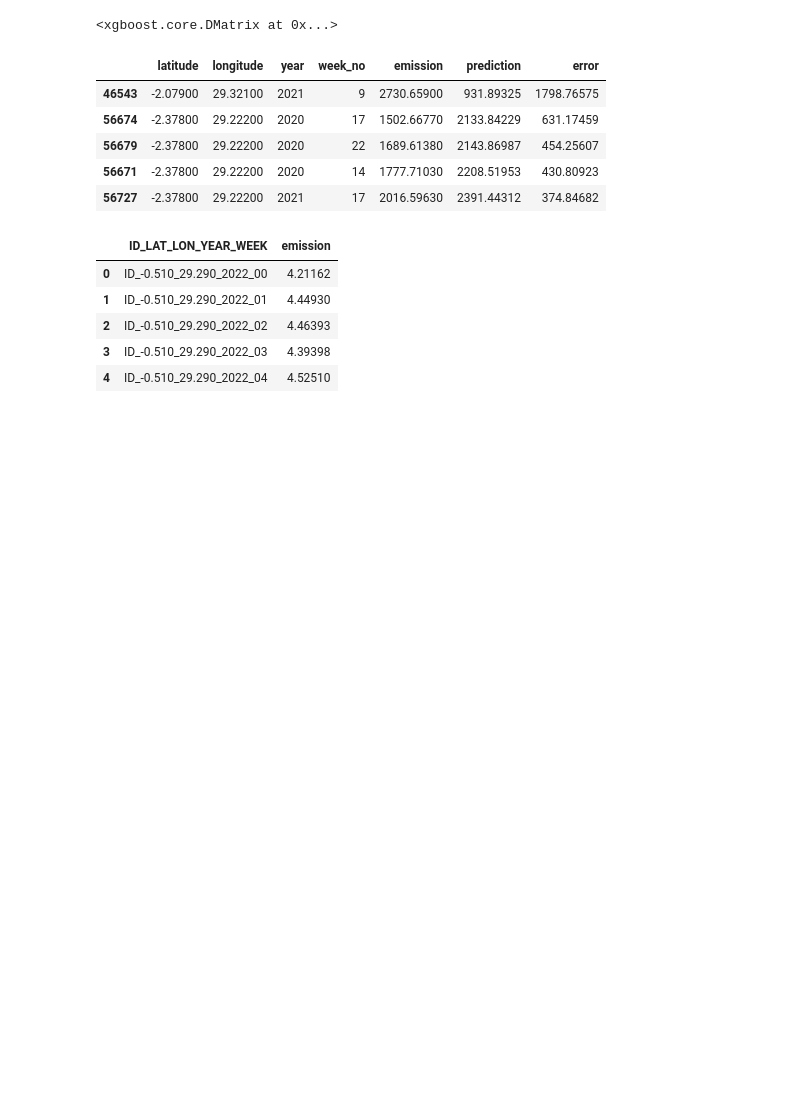
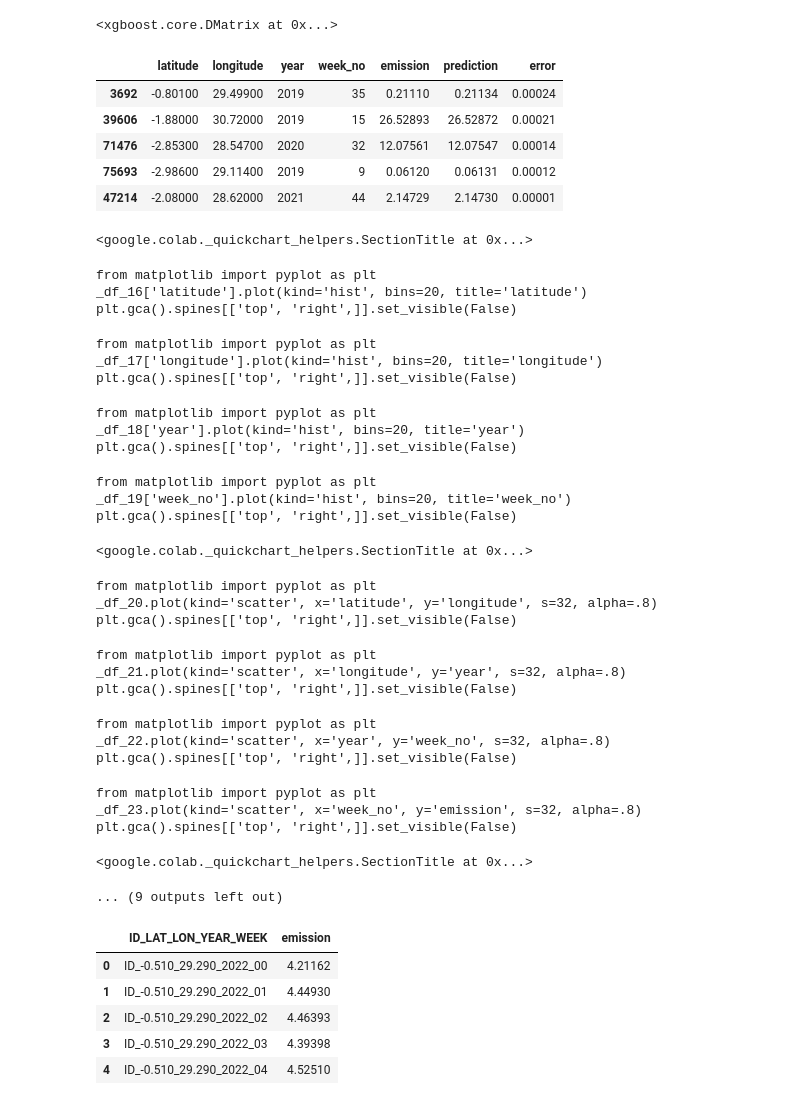
Before and after one commit to candybains/Predict-CO2-Emissions-in-Rwanda, a Jupyter notebook: Carbon_Emission.ipynb, the cells around one changed output. Saved outputs shown, nothing was run; the diff lists cells and outputs as text; code cells hidden in the pictures; blank space fills up the shorter version.

```diff
--- a/Carbon_Emission.ipynb
+++ b/Carbon_Emission.ipynb
@@ -210,18 +210,46 @@ D_test
 # %%
 pred_errors = X_test.copy()
 pred_errors['emission'] = y_test
 pred_errors['prediction'] = y_xgb_pred
 pred_errors['error'] = abs(pred_errors.prediction - pred_errors.emission)
 pred_errors = pred_errors[['latitude',	'longitude',	'year',	'week_no', 'emission', 'prediction', 'error']]
 pred_errors.sort_values(by = 'error', ascending = False, inplace = True)
-pred_errors.head()
+pred_errors.tail()
 # %% [output]
 |  | latitude | longitude | year | week_no | emission | prediction | error |
-| 46543 | -2.07900 | 29.32100 | 2021 | 9 | 2730.65900 | 931.89325 | 1798.76575 |
-| 56674 | -2.37800 | 29.22200 | 2020 | 17 | 1502.66770 | 2133.84229 | 631.17459 |
-| 56679 | -2.37800 | 29.22200 | 2020 | 22 | 1689.61380 | 2143.86987 | 454.25607 |
-| 56671 | -2.37800 | 29.22200 | 2020 | 14 | 1777.71030 | 2208.51953 | 430.80923 |
-| 56727 | -2.37800 | 29.22200 | 2021 | 17 | 2016.59630 | 2391.44312 | 374.84682 |
+| 3692 | -0.80100 | 29.49900 | 2019 | 35 | 0.21110 | 0.21134 | 0.00024 |
+| 39606 | -1.88000 | 30.72000 | 2019 | 15 | 26.52893 | 26.52872 | 0.00021 |
+| 71476 | -2.85300 | 28.54700 | 2020 | 32 | 12.07561 | 12.07547 | 0.00014 |
+| 75693 | -2.98600 | 29.11400 | 2019 | 9 | 0.06120 | 0.06131 | 0.00012 |
+| 47214 | -2.08000 | 28.62000 | 2021 | 44 | 2.14729 | 2.14730 | 0.00001 |
+<google.colab._quickchart_helpers.SectionTitle at 0x...>
+from matplotlib import pyplot as plt
+_df_16['latitude'].plot(kind='hist', bins=20, title='latitude')
+plt.gca().spines[['top', 'right',]].set_visible(False)
+from matplotlib import pyplot as plt
+_df_17['longitude'].plot(kind='hist', bins=20, title='longitude')
+plt.gca().spines[['top', 'right',]].set_visible(False)
+from matplotlib import pyplot as plt
+_df_18['year'].plot(kind='hist', bins=20, title='year')
+plt.gca().spines[['top', 'right',]].set_visible(False)
+from matplotlib import pyplot as plt
+_df_19['week_no'].plot(kind='hist', bins=20, title='week_no')
+plt.gca().spines[['top', 'right',]].set_visible(False)
+<google.colab._quickchart_helpers.SectionTitle at 0x...>
+from matplotlib import pyplot as plt
+_df_20.plot(kind='scatter', x='latitude', y='longitude', s=32, alpha=.8)
+plt.gca().spines[['top', 'right',]].set_visible(False)
+from matplotlib import pyplot as plt
+_df_21.plot(kind='scatter', x='longitude', y='year', s=32, alpha=.8)
+plt.gca().spines[['top', 'right',]].set_visible(False)
+from matplotlib import pyplot as plt
+_df_22.plot(kind='scatter', x='year', y='week_no', s=32, alpha=.8)
+plt.gca().spines[['top', 'right',]].set_visible(False)
+from matplotlib import pyplot as plt
+_df_23.plot(kind='scatter', x='week_no', y='emission', s=32, alpha=.8)
+plt.gca().spines[['top', 'right',]].set_visible(False)
+<google.colab._quickchart_helpers.SectionTitle at 0x...>
+... (9 outputs left out)
 # %%
 test_df = test_eng.drop(['ID_LAT_LON_YEAR_WEEK', 'location'], axis = 1).fillna(0)
 D_test_df = xgb.DMatrix(test_df)
```
Also changed, not shown: parts of 3 cells of this notebook.
